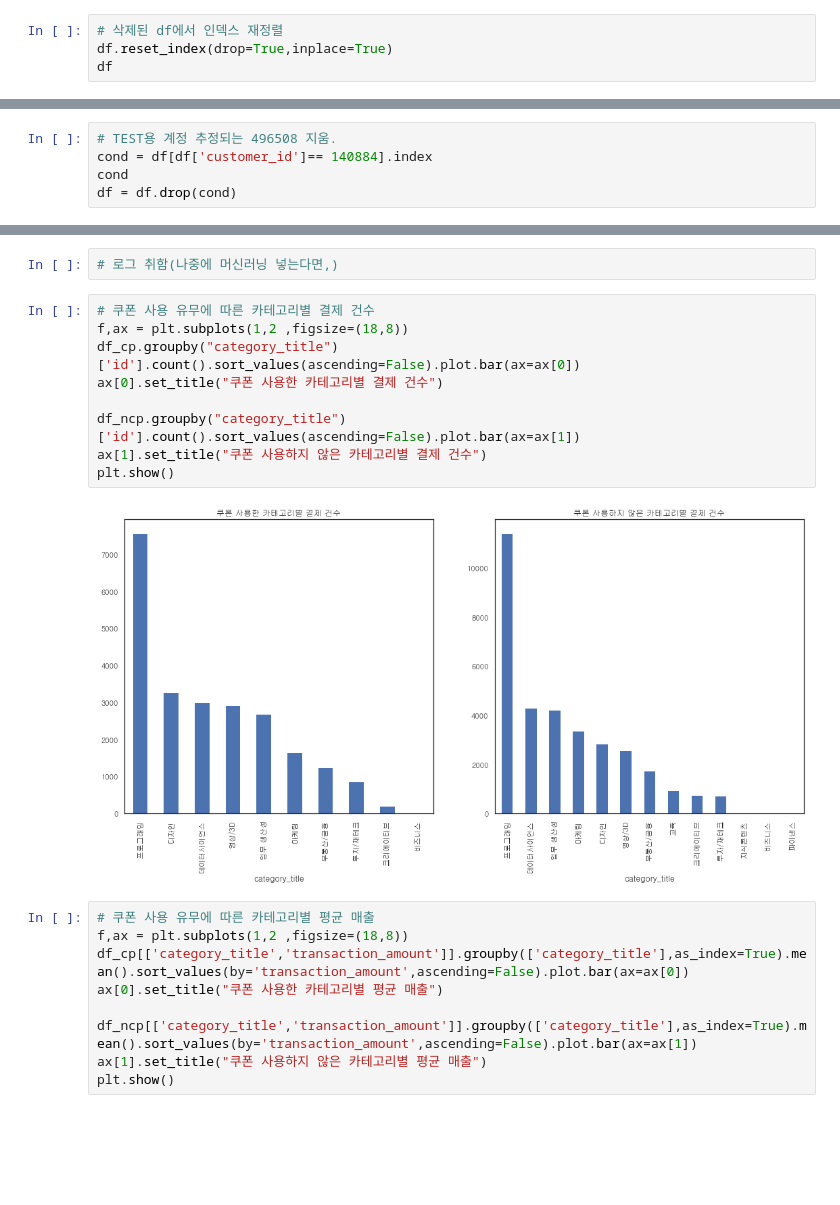
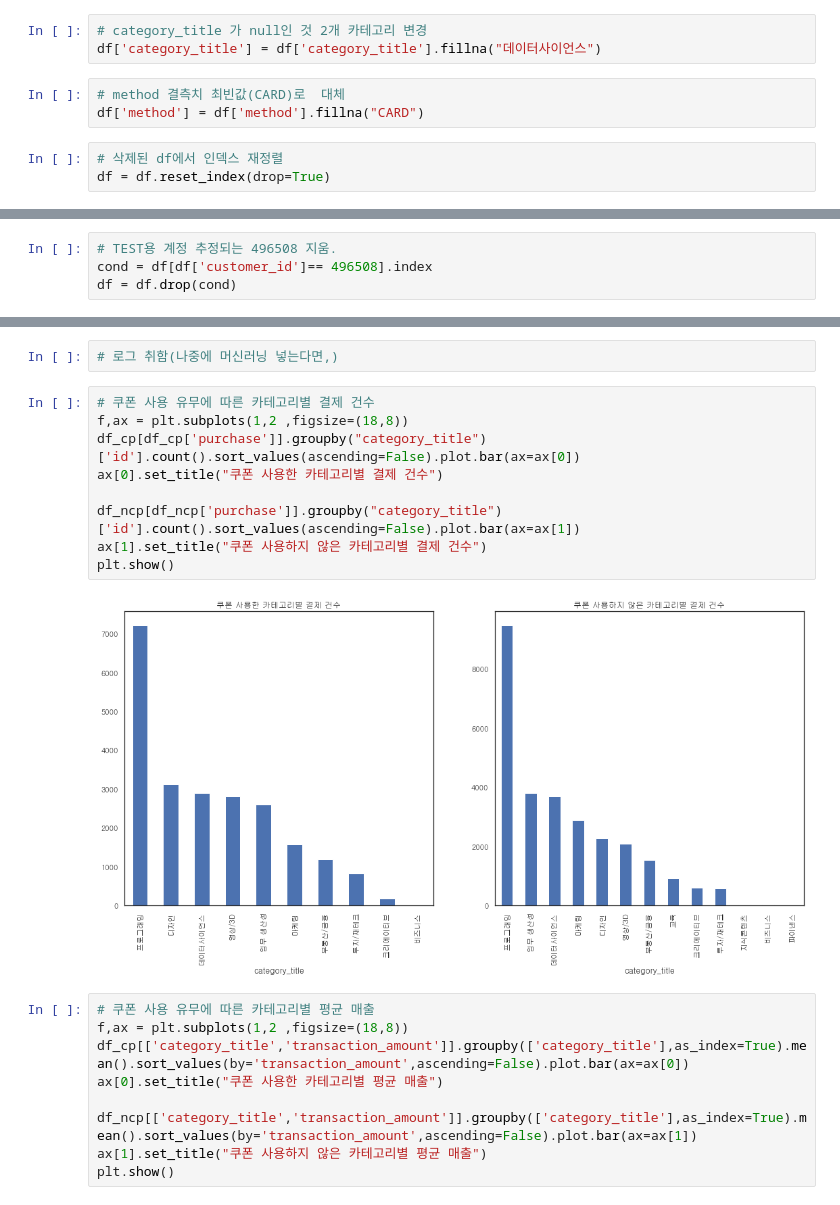
Before and after one commit to easydong02/Year-Dream, a Jupyter notebook: EDA/project_fastcampus.ipynb, the cells around one changed output, grey strips where cells are left out. Saved outputs shown, nothing was run; the diff lists cells and outputs as text; blank space fills up the shorter version.

```diff
--- a/EDA/project_fastcampus.ipynb
+++ b/EDA/project_fastcampus.ipynb
@@ -176,6 +165,11 @@ df.drop(cond,inplace=True)
+# %%
+# category_title 가 null인 것 2개 카테고리 변경
+df['category_title'] = df['category_title'].fillna("데이터사이언스")
+# %%
+# method 결측치 최빈값(CARD)로  대체
+df['method'] = df['method'].fillna("CARD")
 # %%
 # 삭제된 df에서 인덱스 재정렬
-df.reset_index(drop=True,inplace=True)
-df
+df = df.reset_index(drop=True)
 # %% [output]
 |  | id | customer_id | course_id | type | state | course_title | category_title | format | ... |
@@ -315,7 +284,6 @@ df[df['course_title'].str.contains("TEST")]
 # %%
 # TEST용 계정 추정되는 496508 지움.
-cond = df[df['customer_id']== 140884].index
-cond
+cond = df[df['customer_id']== 496508].index
 df = df.drop(cond)
 # %%
 # 가장 많은 결제 내역을 가진 아이디들 내림차순 정렬
@@ -496,14 +465,14 @@ g= g.legend(loc='best')
 # %%
 # 쿠폰 사용 유무에 따른 카테고리별 결제 건수
 f,ax = plt.subplots(1,2 ,figsize=(18,8))
-df_cp.groupby("category_title")['id'].count().sort_values(ascending=False).plot.bar(ax=ax[0])
+df_cp[df_cp['purchase']].groupby("category_title")['id'].count().sort_values(ascending=False).plot.bar(ax=ax[0])
 ax[0].set_title("쿠폰 사용한 카테고리별 결제 건수")
 
-df_ncp.groupby("category_title")['id'].count().sort_values(ascending=False).plot.bar(ax=ax[1])
+df_ncp[df_ncp['purchase']].groupby("category_title")['id'].count().sort_values(ascending=False).plot.bar(ax=ax[1])
 ax[1].set_title("쿠폰 사용하지 않은 카테고리별 결제 건수")
 plt.show()
 # %% [output]
-[figure, old version]
+[figure, new version]
 # %%
 # 쿠폰 사용 유무에 따른 카테고리별 평균 매출
 f,ax = plt.subplots(1,2 ,figsize=(18,8))
```
Also changed, not shown: parts of 53 cells of this notebook.
